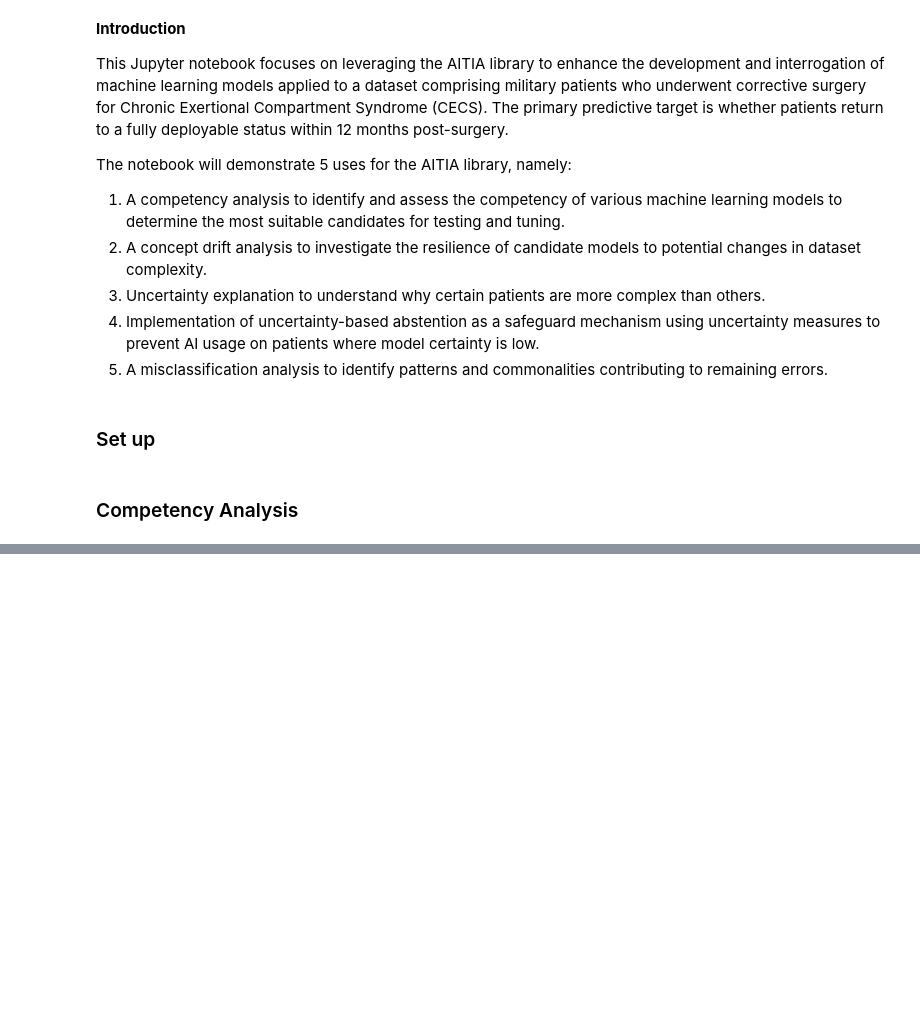
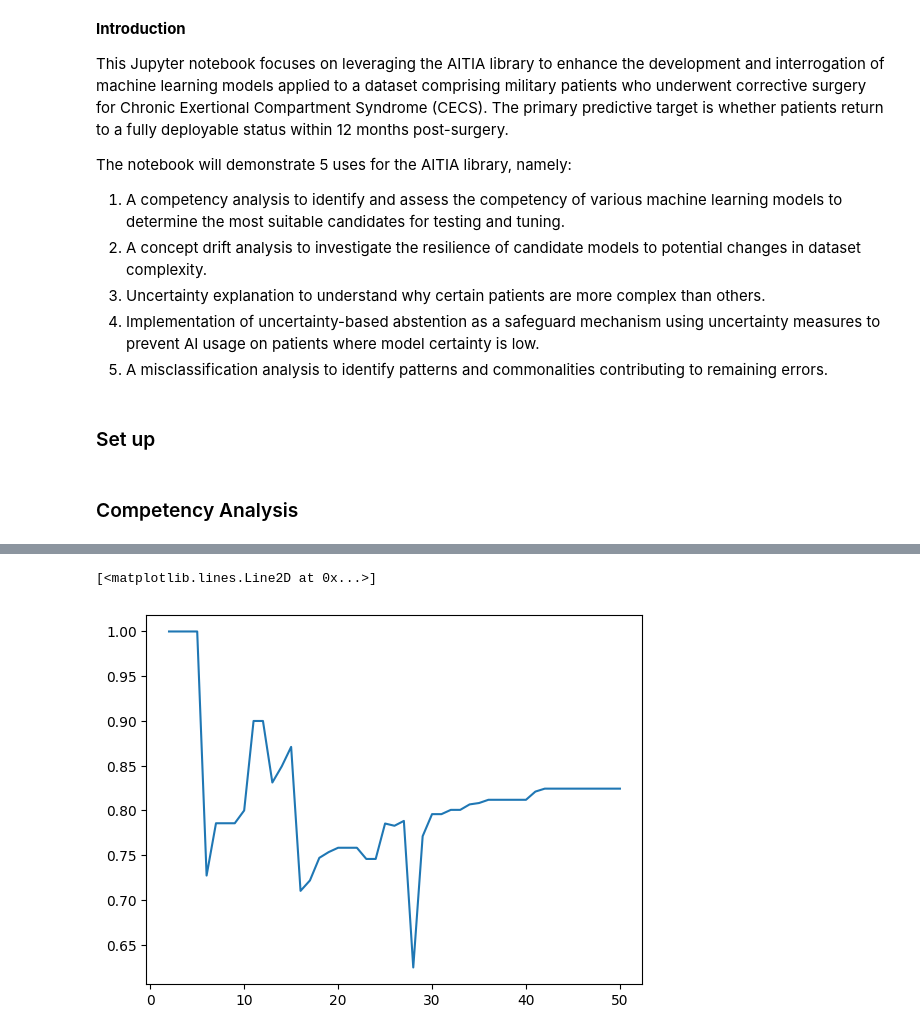
Before and after one commit to andrewhouston113/AITIA, a Jupyter notebook: test.ipynb, the cells around one changed output, grey strips where cells are left out. Cells and saved outputs as stored; diff of their text form; code cells hidden in the pictures; blank space fills up the shorter version.

```diff
--- a/test.ipynb
+++ b/test.ipynb
@@ -175,0 +412,5 @@ compare_models(grid, f1_mesh, n1_mesh)
+# %%
+model = LogisticRegression(class_weight='balanced',C=0.25,penalty='l2',solver='liblinear')
+# %%
+uncertainty_estimator = UncertaintyEstimator(model, categorical_idx=[3,7,9,10,14,15])
+uncertainty_estimator.generate_knowledge_base(n_datasets=100, X=X_.values, y=y['labels'].values)
@@ -175,0 +457,3 @@ compare_models(grid, f1_mesh, n1_mesh)
+# %%
+X = X_.values
+y = y['labels'].values
@@ -175,0 +511,16 @@ compare_models(grid, f1_mesh, n1_mesh)
+# %%
+mean_score = []
+std_score = []
+mean_score_ = []
+std_score_ = []
+for v_,v in zip(results_below.values(), results_above.values()):
+    mean_score.append(np.mean(v_))
+    std_score.append(np.std(v_))
+
+    mean_score_.append(np.mean(v))
+    std_score_.append(np.std(v))
+# %%
+plt.plot(mean_score_)
+# %% [output]
+[<matplotlib.lines.Line2D at 0x...>]
+[figure, added]
```
Also changed, not shown: parts of 25 cells of this notebook, 13 other files.
